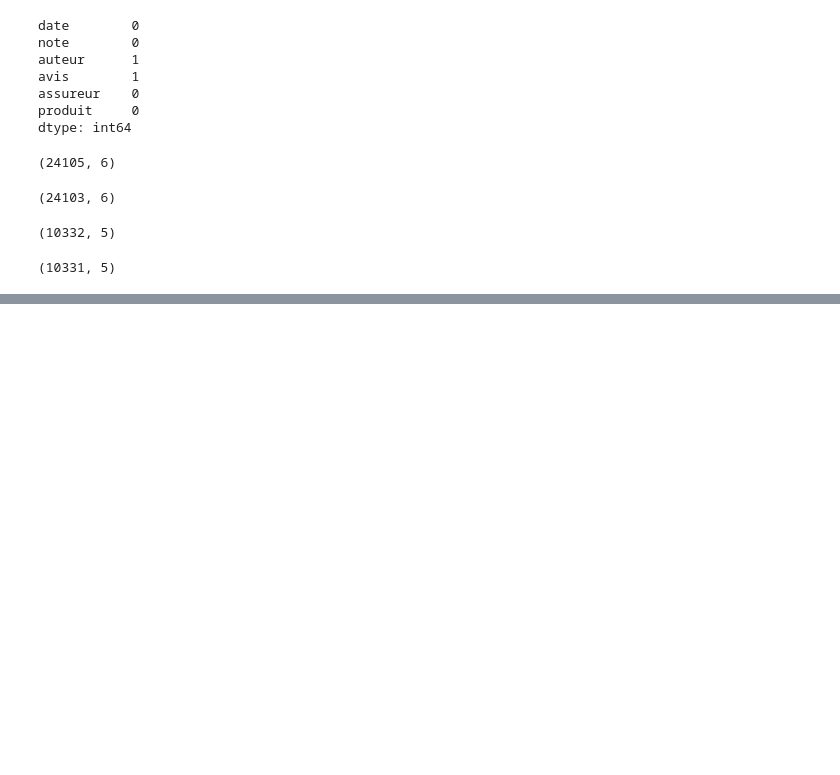
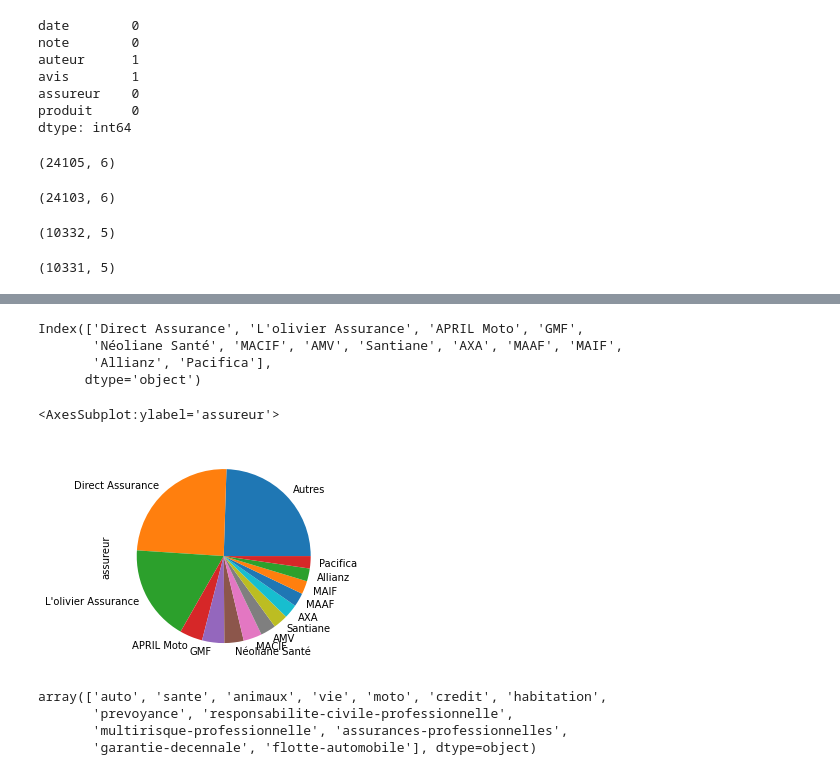
Before and after one commit to NandyBa/NLP-Project2, a Jupyter notebook: Analysis.ipynb, the cells around one changed output, grey strips where cells are left out. Drawn from its saved outputs; the diff is of its cells as text; code cells hidden in the pictures; blank space fills up the shorter version.

```diff
--- a/Analysis.ipynb
+++ b/Analysis.ipynb
@@ -63,0 +169,29 @@ df_test.dropna(axis=0).shape
+# %%
+df.assureur.value_counts(normalize=True).loc[lambda x: x>0.02].index
+# %% [output]
+Index(['Direct Assurance', 'L'olivier Assurance', 'APRIL Moto', 'GMF',
+       'Néoliane Santé', 'MACIF', 'AMV', 'Santiane', 'AXA', 'MAAF', 'MAIF',
+       'Allianz', 'Pacifica'],
+      dtype='object')
+# %%
+def filter_percent_threshold(df, variable, threshold):
+    df_ = df.copy()
+    counts = df_[variable].value_counts(normalize=True)
+    idx = counts[counts.lt(threshold)].index
+
+    df_.loc[df_[variable].isin(idx), variable] = 'Autres'
+    return df_
+# %%
+df_plot = filter_percent_threshold(df, 'assureur', 0.02)
+df_plot.assureur.value_counts(normalize=True).plot.pie()
+#plt.savefig('Analyse-assureurs.png')
+# %% [output]
+<AxesSubplot:ylabel='assureur'>
+[figure, added]
+# %%
+df.produit.unique()
+# %% [output]
+array(['auto', 'sante', 'animaux', 'vie', 'moto', 'credit', 'habitation',
+       'prevoyance', 'responsabilite-civile-professionnelle',
+       'multirisque-professionnelle', 'assurances-professionnelles',
+       'garantie-decennale', 'flotte-automobile'], dtype=object)
```
Also changed, not shown: parts of 15 cells of this notebook, 2 other files.
